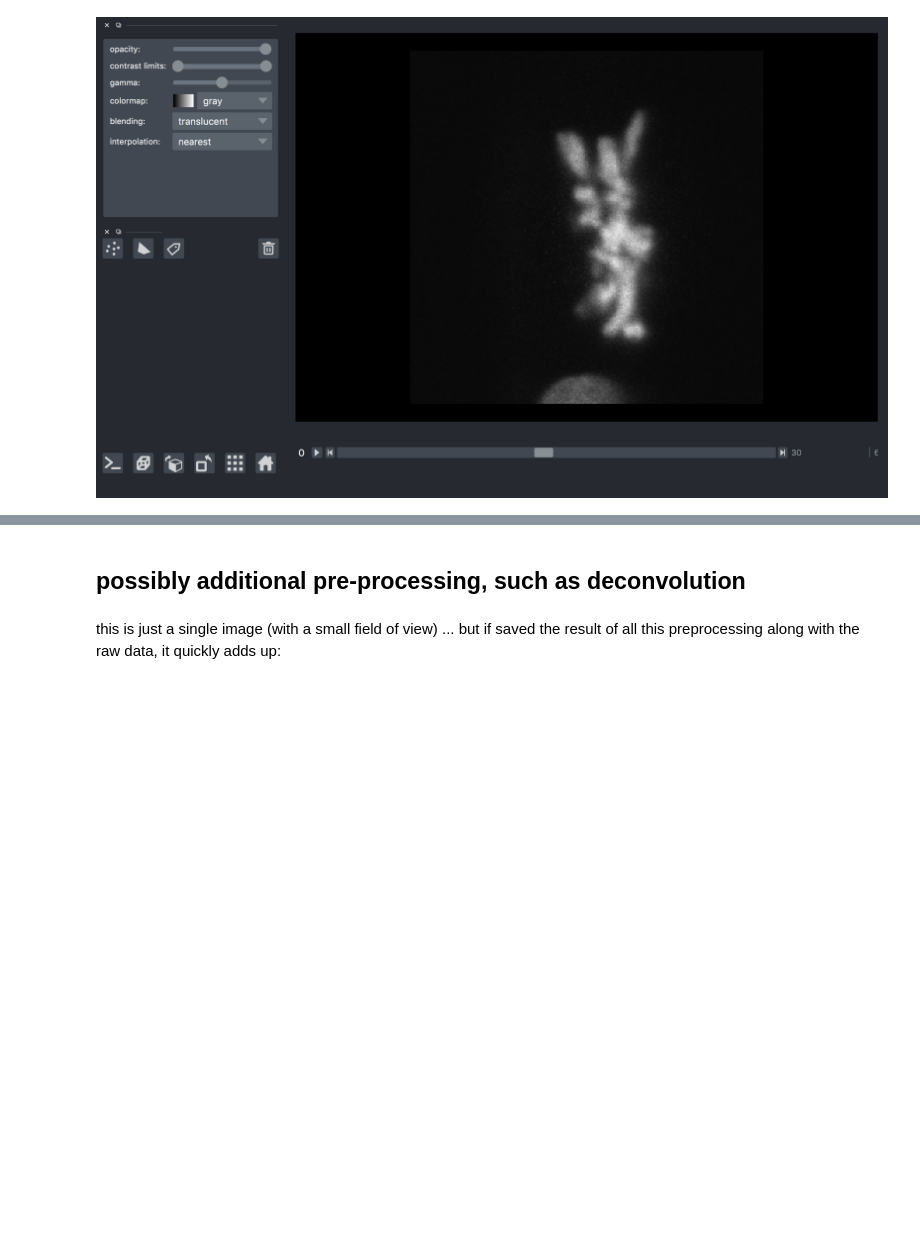
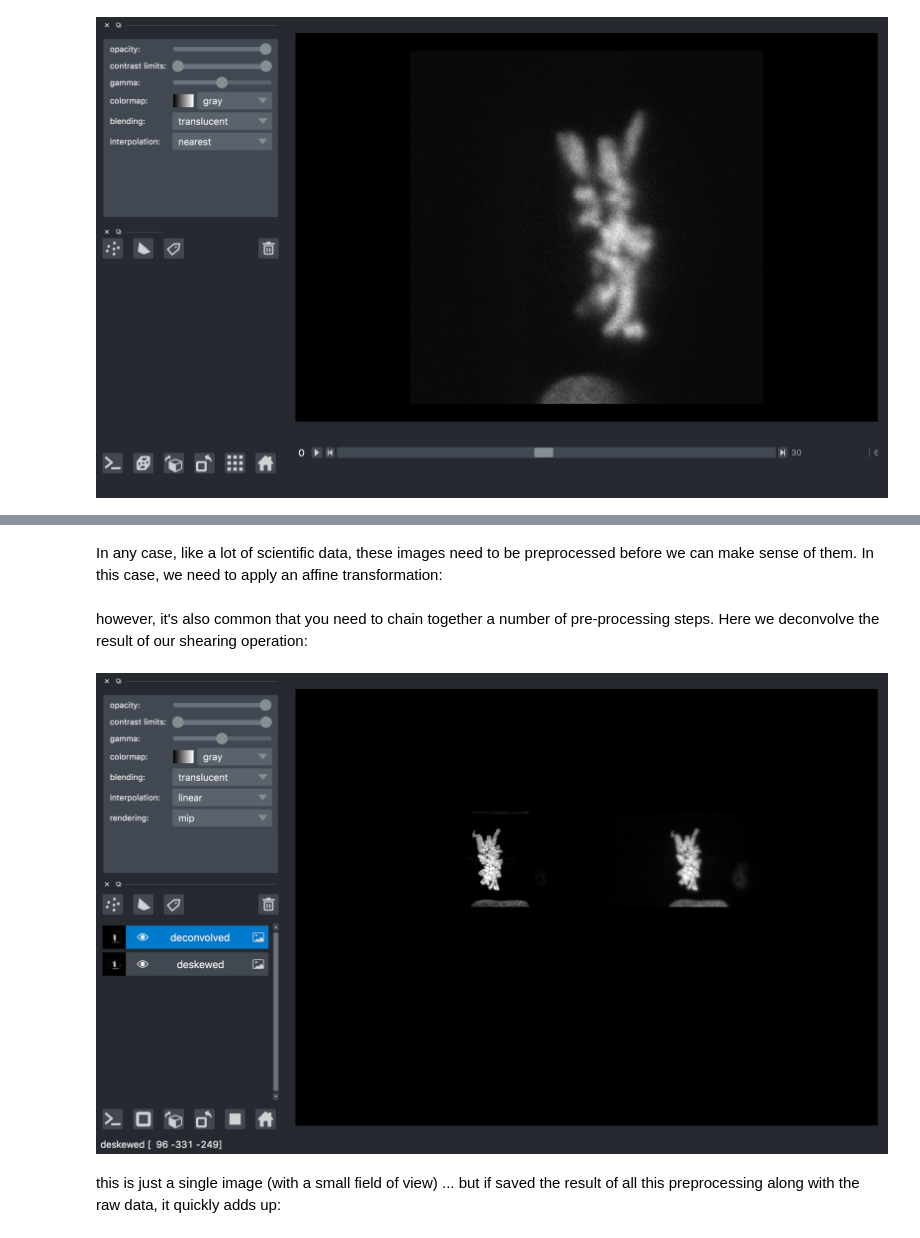
Before and after one commit to tlambert03/napari-dask-example, a Jupyter notebook: dask_napari.ipynb, the cells around one changed output, grey strips where cells are left out. Cells and saved outputs as stored; diff of their text form; code cells hidden in the pictures; blank space fills up the shorter version.

```diff
--- a/dask_napari.ipynb
+++ b/dask_napari.ipynb
@@ -36,12 +44,14 @@ HTML(f'<video width="960" height="520" controls=""><source src="{url}"></video>'
 # %% [output]
 [interactive output not drawn]
+# %% [markdown]
+In any case, like a lot of scientific data, these images need to be preprocessed before we can make sense of them.  In this case, we need to apply an affine transformation:
 # %%
 from pycudadecon import deskew_gpu
 
 deskewed = deskew_gpu(stack, angle=31.5)  # performs a shear transform
-viewer = napari.view_image(deskewed, scale=(3, 1, 1), contrast_limits=(100, 1130))
+viewer = napari.view_image(deskewed, scale=(3, 1, 1), contrast_limits=(100, 1130), show=False)
-# %% [markdown]
-## possibly additional pre-processing, such as deconvolution
+# %% [markdown]
+however, it's also common that you need to chain together a number of pre-processing steps.  Here we deconvolve the result of our shearing operation:
 # %%
 from pycudadecon import decon
 
@@ -49,6 +59,12 @@ psf = imread("ch1_psf.tif")
 deconvolved = decon(deskewed, psf=psf)
 # %%
 _ = viewer.add_image(deconvolved, scale=(3,1,1), contrast_limits=(100, 1230))
+viewer.dims.ndisplay=3
+viewer.dims.set_point(0, 30)
+viewer.grid_view()
+nbscreenshot(viewer)
+# %% [output]
+[figure, added]
 # %% [markdown]
 this is just a single image (with a small field of view) ... but if saved the result of all this preprocessing along with the raw data, it quickly adds up:
 # %%
```
Also changed, not shown: parts of 14 cells of this notebook.
